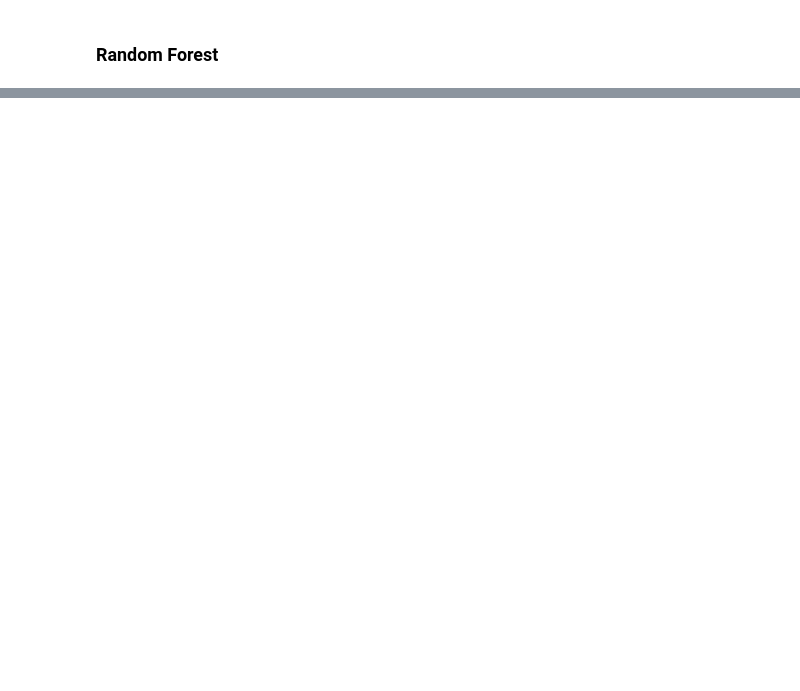
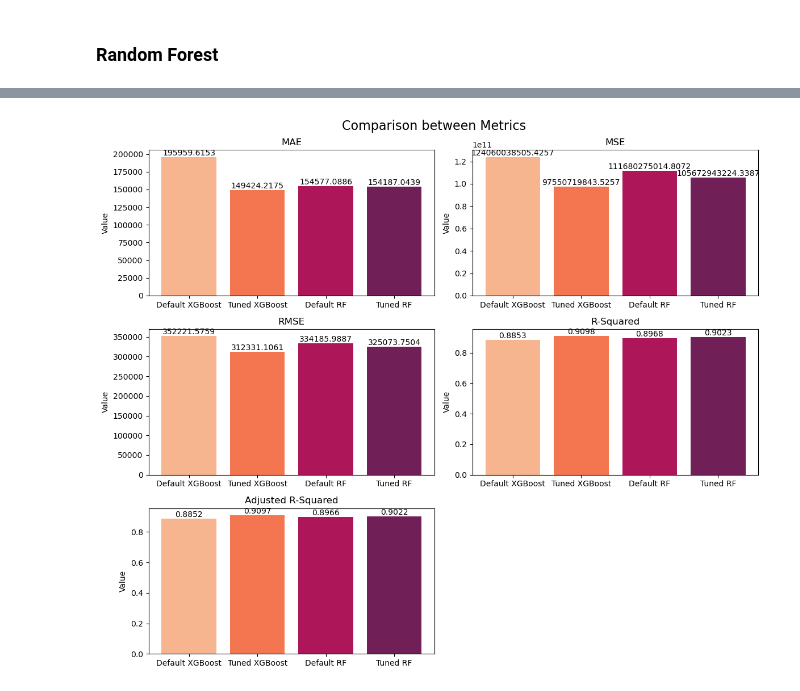
Before and after one commit to GanKaiFeng1999/Capstone_2, a Jupyter notebook: Capstone 2 Modelling.ipynb, the cells around one changed output, grey strips where cells are left out. Saved outputs shown, nothing was run; the diff lists cells and outputs as text; code cells hidden in the pictures; blank space fills up the shorter version.

```diff
--- a/Capstone 2 Modelling.ipynb
+++ b/Capstone 2 Modelling.ipynb
@@ -265,12 +304,12 @@ Fitting 3 folds for each of 108 candidates, totalling 324 fits
 # %%
 # Build Random Forest model
 
-RF_model = RandomForestRegressor(
+tuned_RF = RandomForestRegressor(
     random_state=42,
     max_depth=50,
     max_features=10,
     min_samples_leaf=1,
     min_samples_split=5,
-    n_estimators=200
+    n_estimators=1000
 )
-RF_model.fit(x_train,y_train)
+tuned_RF.fit(x_train,y_train)
@@ -277,5 +319,5 @@ RF_model.fit(x_train,y_train)
 # %%
 # Generate predictions
 
-RF_pred = RF_model.predict(x_test)
-print(RF_pred[:10])
+pred = tuned_RF.predict(x_test)
+print(pred[:10])
@@ -312,13 +348,15 @@ print(c)
 # %%
-# Set the color palette to 'rocket'
-rocket_colors = sns.color_palette('rocket')
+# Set the color palette to 'rocket_r'
+rocket_colors = sns.color_palette('rocket_r')
 
 # Select the color at index 4
-col1 = rocket_colors[5]
-col2 = rocket_colors[1]
+col = [rocket_colors[0], rocket_colors[1], rocket_colors[3], rocket_colors[4]]
 # %%
 # Create dataframe for XGBoost and Random Forest metrics
 
-metrics = pd.merge(XGB_metrics, RF_metrics, on='Metric', how='inner')
+metrics = pd.merge(default_XGB_metrics, tuned_XGB_metrics, on='Metric', how='inner')
+metrics = pd.merge(metrics, default_RF_metrics, on='Metric', how='inner')
+metrics = pd.merge(metrics, tuned_RF_metrics, on='Metric', how='inner')
 metrics.set_index('Metric', inplace=True)
+metrics = metrics.round(4)
 metrics
@@ -325,42 +371,54 @@ metrics
 # %%
 # Plotting the four metrics using subplots
-fig, axes = plt.subplots(2, 2, figsize=(12, 10))
+fig, axes = plt.subplots(3, 2, figsize=(12, 10))
 
 # Set the overall title
 fig.suptitle('Comparison between Metrics', fontsize=16)
 
 # Plot MAE
-axes[0, 0].bar(metrics.columns, metrics.loc['MAE'], color=[col1, col2])
+axes[0, 0].bar(metrics.columns, metrics.loc['MAE'], color=col)
 axes[0, 0].set_title('MAE')
 axes[0, 0].set_ylabel('Value')
 for i, v in enumerate(metrics.loc['MAE']):
     axes[0, 0].text(i, v, str(v), ha='center', va='bottom')
 
 # Plot MSE
-axes[0, 1].bar(metrics.columns, metrics.loc['MSE'], color=[col1, col2])
+axes[0, 1].bar(metrics.columns, metrics.loc['MSE'], color=col)
 axes[0, 1].set_title('MSE')
 axes[0, 1].set_ylabel('Value')
 for i, v in enumerate(metrics.loc['MSE']):
     axes[0, 1].text(i, v, str(v), ha='center', va='bottom')
 
 # Plot RMSE
-axes[1, 0].bar(metrics.columns, metrics.loc['RMSE'], color=[col1, col2])
+axes[1, 0].bar(metrics.columns, metrics.loc['RMSE'], color=col)
 axes[1, 0].set_title('RMSE')
 axes[1, 0].set_ylabel('Value')
 for i, v in enumerate(metrics.loc['RMSE']):
     axes[1, 0].text(i, v, str(v), ha='center', va='bottom')
 
 # Plot R-Squared
-axes[1, 1].bar(metrics.columns, metrics.loc['R-Squared'], color=[col1, col2])
+axes[1, 1].bar(metrics.columns, metrics.loc['R-Squared'], color=col)
 axes[1, 1].set_title('R-Squared')
 axes[1, 1].set_ylabel('Value')
 for i, v in enumerate(metrics.loc['R-Squared']):
     axes[1, 1].text(i, v, str(v), ha='center', va='bottom')
+
+# Plot Adjusted R-Squared
+axes[2, 0].bar(metrics.columns, metrics.loc['Adjusted R-Squared'], color=col)
+axes[2, 0].set_title('Adjusted R-Squared')
+axes[2, 0].set_ylabel('Value')
+for i, v in enumerate(metrics.loc['Adjusted R-Squared']):
+    axes[2, 0].text(i, v, str(v), ha='center', va='bottom')
+
+# Remove empty subplot
+fig.delaxes(axes[2, 1])
 
 # Adjust spacing between subplots
 plt.tight_layout()
 
 # Show the plots
 plt.show()
+# %% [output]
+[figure, added]
 # %%
 # Get the feature importance scores from the trained XGBoost model
```
Also changed, not shown: parts of 24 cells of this notebook, 2 other files.
